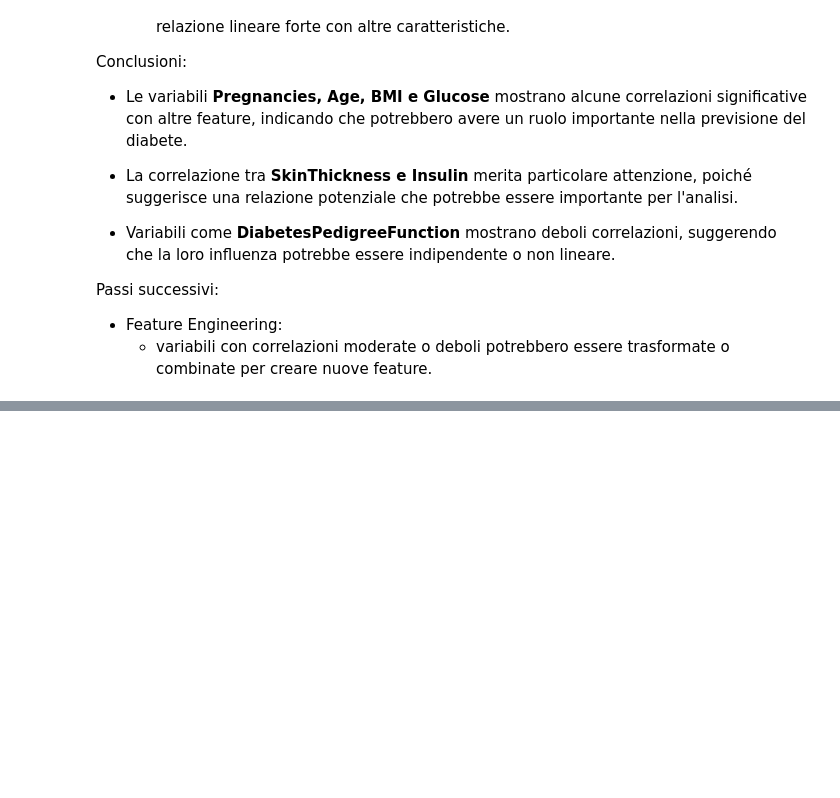
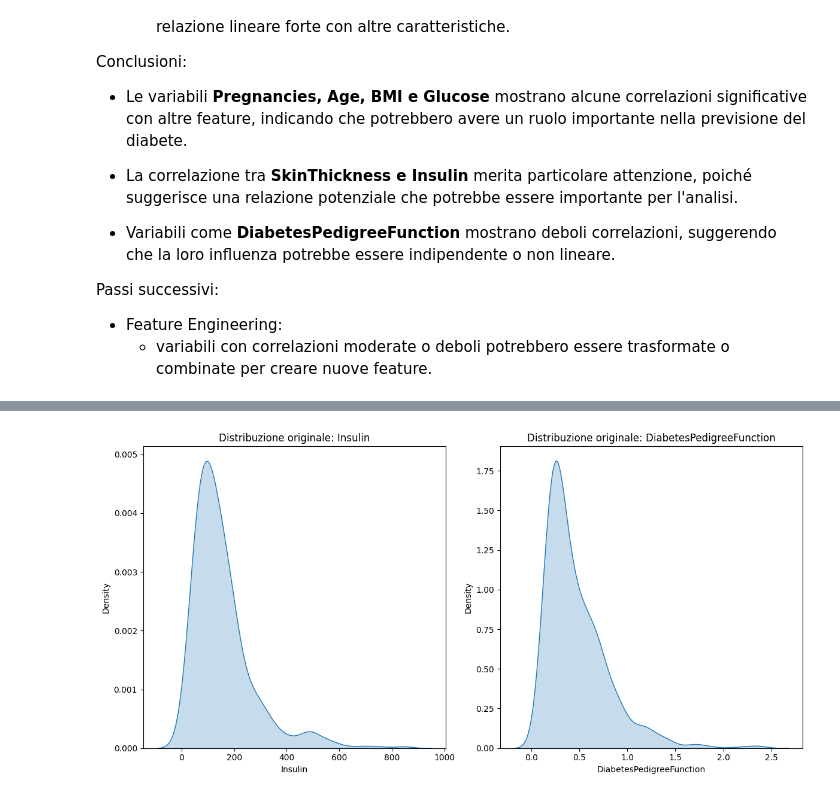
Before and after one commit to oleksandragolub/Progetto-Machine-Learning, a Jupyter notebook: progetto_machine_learning.ipynb, the cells around one changed output, grey strips where cells are left out. Cells and saved outputs as stored; diff of their text form; code cells hidden in the pictures; blank space fills up the shorter version.

```diff
--- a/progetto_machine_learning.ipynb
+++ b/progetto_machine_learning.ipynb
@@ -549,8 +350,0 @@ plt.show()
-# %%
-plt.figure(figsize=(12, 8))
-for i, col in enumerate(X_resampled.columns):
-    plt.subplot(3, 3, i+1)
-    sns.kdeplot(data=pd.DataFrame(X_resampled, columns=X.columns), x=col, fill=True)
-    plt.title(col)
-plt.tight_layout()
-plt.show()
@@ -629,6 +350,0 @@ dtype: int64
-# %%
-# Riempire i valori nulli con la mediana della colonna
-df.fillna(df.median(), inplace=True)
-
-# Controllare se ci sono ancora valori nulli
-print("Valori nulli dopo la pulizia:\n", df.isnull().sum())
@@ -649,0 +389,11 @@ dtype: int64
+# %%
+# Visualizzazione delle distribuzioni originali (prima della trasformazione)
+plt.figure(figsize=(12, 6))
+for i, col in enumerate(['Insulin', 'DiabetesPedigreeFunction']):
+    plt.subplot(1, 2, i + 1)
+    sns.kdeplot(data=df, x=col, fill=True)
+    plt.title(f"Distribuzione originale: {col}")
+plt.tight_layout()
+plt.show()
+# %% [output]
+[figure, added]
```
Also changed, not shown: parts of 52 cells of this notebook.
